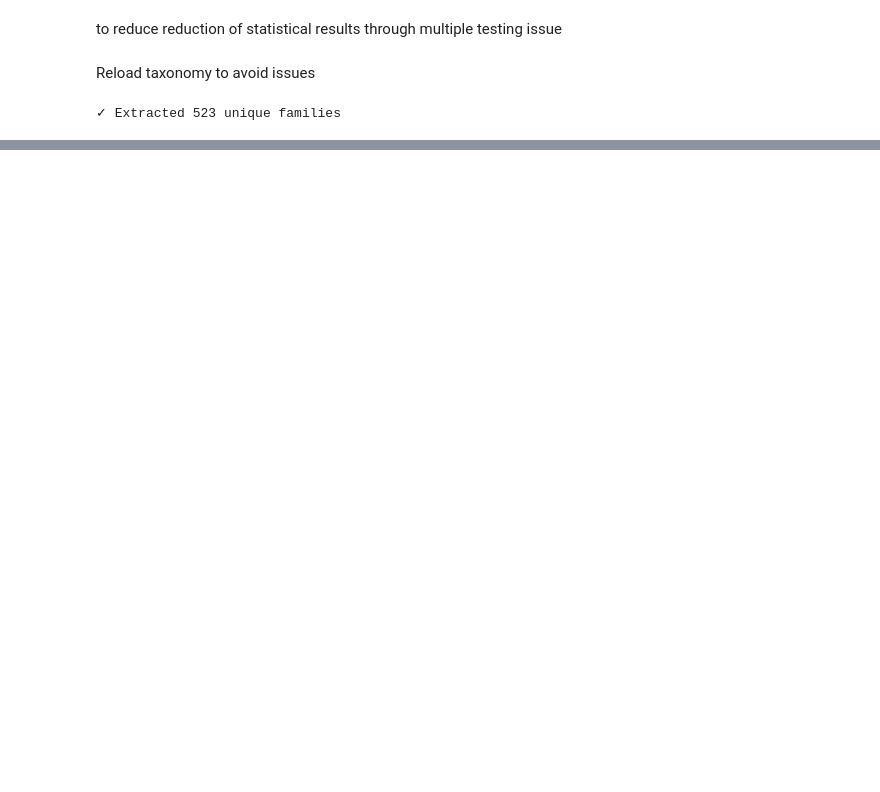
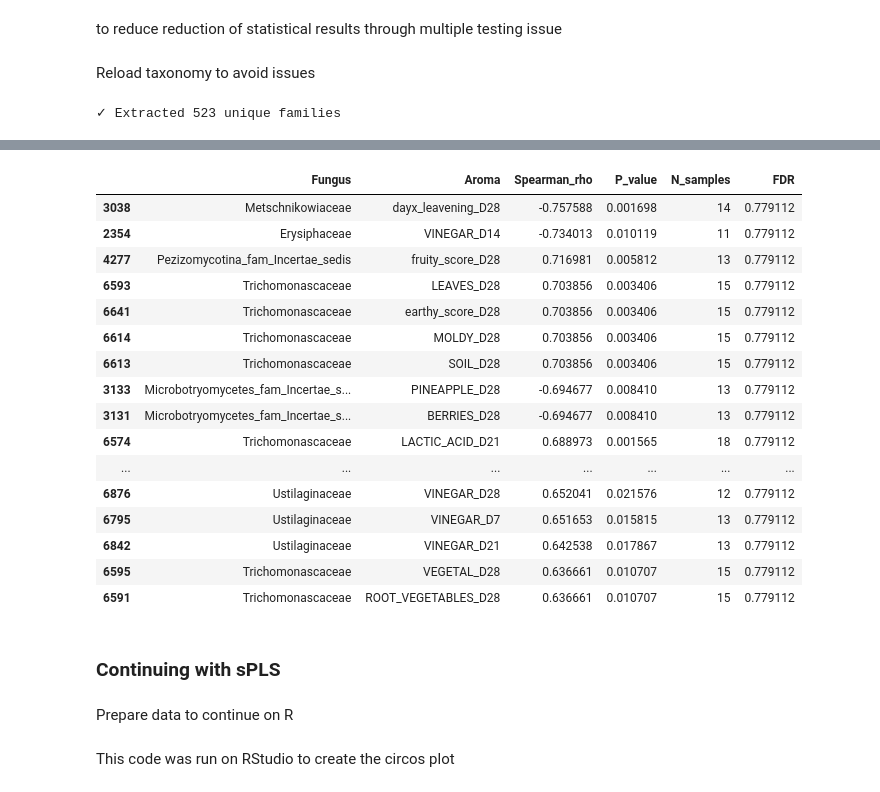
Before and after one commit to ninaaa-a/FermentYOU, a Jupyter notebook: Aroma analysis.ipynb, the cells around one changed output, grey strips where cells are left out. Drawn from its saved outputs; the diff is of its cells as text; code cells hidden in the pictures; blank space fills up the shorter version.

```diff
--- a/Aroma analysis.ipynb
+++ b/Aroma analysis.ipynb
@@ -365,7 +367,7 @@ if 'Feature ID' in taxonomy.columns:
     taxonomy = taxonomy.set_index('Feature ID')
 
 # 2) Extract genus
-taxonomy['Family'] = taxonomy['Taxon'].str.extract(r'o__([^;]+)')
+taxonomy['Family'] = taxonomy['Taxon'].str.extract(r'f__([^;]+)')
 taxonomy['Family'] = taxonomy['Family'].fillna('Unassigned')
 
 
@@ -405,0 +406,15 @@ Top 10 families :
+# %%
+# Merge genus data with metadata
+merged_data_family = family_table.join(metadata, how='inner')
+
+print(f"✓ Merged data: {merged_data_family.shape}")
+
+# Define fungal columns (from genus table)
+fungal_columns_family = family_table.columns.tolist()
+
+print(f"\nFinal dataset:")
+print(f"  Total samples: {len(merged_data_family)}")
+print(f"  Fungal families: {len(fungal_columns_family)}")
+print(f"  Aroma attributes: {len(aroma_columns)}")
+print(f"  Timepoints: {sorted(merged_data['day'].unique())}")
+print(f"  Backgrounds: {merged_data['background'].unique().tolist()}")
@@ -405,0 +430,6 @@ Top 10 families :
+# %%
+fungal_columns_family = list(fungal_columns_family)
+aroma_columns_family = list(aroma_columns)
+
+complete_cases = merged_data_family[fungal_columns_family + aroma_columns].notna().all(axis=1).sum()
+print(f"  Complete cases (no missing data): {complete_cases}/{len(merged_data_family)}")
@@ -405,0 +478,5 @@ Top 10 families :
+# %%
+# Calculate correlations
+cor_results_family = calculate_correlations(merged_data_family, fungal_columns_family, aroma_columns)
+
+print(f"✓ Calculated {len(cor_results_family)} correlations")
@@ -405,0 +523,24 @@ Top 10 families :
+# %%
+cor_results_family.sort_values("Spearman_rho", key=abs, ascending=False).head(20)
+# %% [output]
+|  | Fungus | Aroma | Spearman_rho | P_value | N_samples | FDR |
+| 3038 | Metschnikowiaceae | dayx_leavening_D28 | -0.757588 | 0.001698 | 14 | 0.779112 |
+| 2354 | Erysiphaceae | VINEGAR_D14 | -0.734013 | 0.010119 | 11 | 0.779112 |
+| 4277 | Pezizomycotina_fam_Incertae_sedis | fruity_score_D28 | 0.716981 | 0.005812 | 13 | 0.779112 |
+| 6593 | Trichomonascaceae | LEAVES_D28 | 0.703856 | 0.003406 | 15 | 0.779112 |
+| 6641 | Trichomonascaceae | earthy_score_D28 | 0.703856 | 0.003406 | 15 | 0.779112 |
+| 6614 | Trichomonascaceae | MOLDY_D28 | 0.703856 | 0.003406 | 15 | 0.779112 |
+| 6613 | Trichomonascaceae | SOIL_D28 | 0.703856 | 0.003406 | 15 | 0.779112 |
+| 3133 | Microbotryomycetes_fam_Incertae_s... | PINEAPPLE_D28 | -0.694677 | 0.008410 | 13 | 0.779112 |
+| 3131 | Microbotryomycetes_fam_Incertae_s... | BERRIES_D28 | -0.694677 | 0.008410 | 13 | 0.779112 |
+| 6574 | Trichomonascaceae | LACTIC_ACID_D21 | 0.688973 | 0.001565 | 18 | 0.779112 |
+| ... | ... | ... | ... | ... | ... | ... |
+| 6876 | Ustilaginaceae | VINEGAR_D28 | 0.652041 | 0.021576 | 12 | 0.779112 |
+| 6795 | Ustilaginaceae | VINEGAR_D7 | 0.651653 | 0.015815 | 13 | 0.779112 |
+| 6842 | Ustilaginaceae | VINEGAR_D21 | 0.642538 | 0.017867 | 13 | 0.779112 |
+| 6595 | Trichomonascaceae | VEGETAL_D28 | 0.636661 | 0.010707 | 15 | 0.779112 |
+| 6591 | Trichomonascaceae | ROOT_VEGETABLES_D28 | 0.636661 | 0.010707 | 15 | 0.779112 |
+# %% [markdown]
+### Continuing with sPLS
+# %% [markdown]
+Prepare data to continue on R
@@ -405,0 +553,2 @@ Top 10 families :
+# %% [markdown]
+This code was run on RStudio to create the circos plot
```
Also changed, not shown: parts of 29 cells of this notebook.
